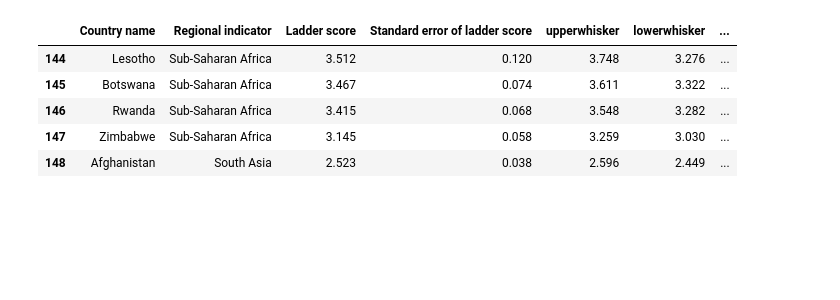
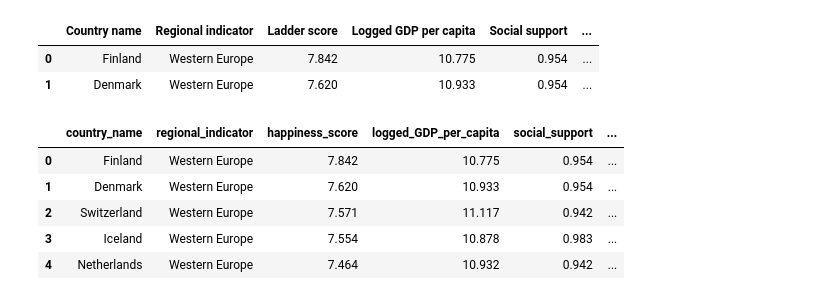
Before and after one commit to eliud-kagema/world-happiness-analysis, a Jupyter notebook: world-happiness-report-2021.ipynb, the cells around one changed output. Saved outputs shown, nothing was run; the diff lists cells and outputs as text; code cells hidden in the pictures; blank space fills up the shorter version.

```diff
--- a/world-happiness-report-2021.ipynb
+++ b/world-happiness-report-2021.ipynb
@@ -23,9 +21,21 @@ df.head()
-# %%
-df.tail()
-# %% [output]
-|  | Country name | Regional indicator | Ladder score | Standard error of ladder score | upperwhisker | lowerwhisker | ... |
-| 144 | Lesotho | Sub-Saharan Africa | 3.512 | 0.120 | 3.748 | 3.276 | ... |
-| 145 | Botswana | Sub-Saharan Africa | 3.467 | 0.074 | 3.611 | 3.322 | ... |
-| 146 | Rwanda | Sub-Saharan Africa | 3.415 | 0.068 | 3.548 | 3.282 | ... |
-| 147 | Zimbabwe | Sub-Saharan Africa | 3.145 | 0.058 | 3.259 | 3.030 | ... |
-| 148 | Afghanistan | South Asia | 2.523 | 0.038 | 2.596 | 2.449 | ... |
+# %%
+df_columns = ['Country name', 'Regional indicator', 'Ladder score', 'Logged GDP per capita', 'Social support', 'Healthy life expectancy', 'Freedom to make life choices', 'Generosity', 'Perceptions of corruption' ]
+# %%
+df = df [df_columns].copy()
+# %%
+df.head(2)
+# %% [output]
+|  | Country name | Regional indicator | Ladder score | Logged GDP per capita | Social support | ... |
+| 0 | Finland | Western Europe | 7.842 | 10.775 | 0.954 | ... |
+| 1 | Denmark | Western Europe | 7.620 | 10.933 | 0.954 | ... |
+# %%
+happy_df = df.rename({'Country name': 'country_name', 'Regional indicator':'regional_indicator', 'Ladder score': 'happiness_score', 'Logged GDP per capita': 'logged_GDP_per_capita', 'Social support': 'social_support', 'Healthy life expectancy': 'healthy_life_expectancy', 'Freedom to make life choices': 'freedom_to_make_life_choices', 'Generosity':'generosity', 'Perceptions of corruption':'perceptions_of_corruption' }, axis='columns')
+# %%
+happy_df.head()
+# %% [output]
+|  | country_name | regional_indicator | happiness_score | logged_GDP_per_capita | social_support | ... |
+| 0 | Finland | Western Europe | 7.842 | 10.775 | 0.954 | ... |
+| 1 | Denmark | Western Europe | 7.620 | 10.933 | 0.954 | ... |
+| 2 | Switzerland | Western Europe | 7.571 | 11.117 | 0.942 | ... |
+| 3 | Iceland | Western Europe | 7.554 | 10.878 | 0.983 | ... |
+| 4 | Netherlands | Western Europe | 7.464 | 10.932 | 0.942 | ... |
```
Also changed, not shown: parts of 5 cells of this notebook.
